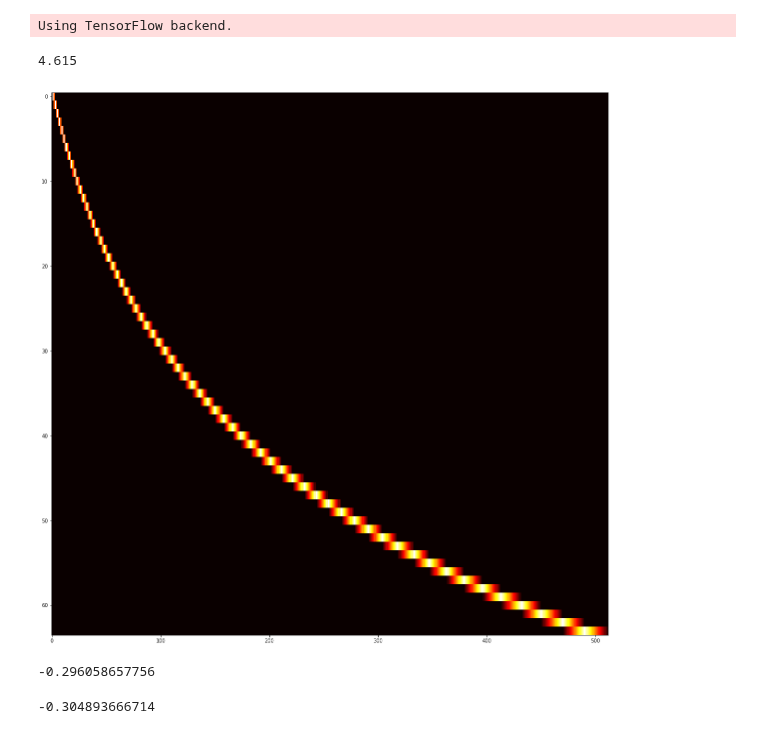
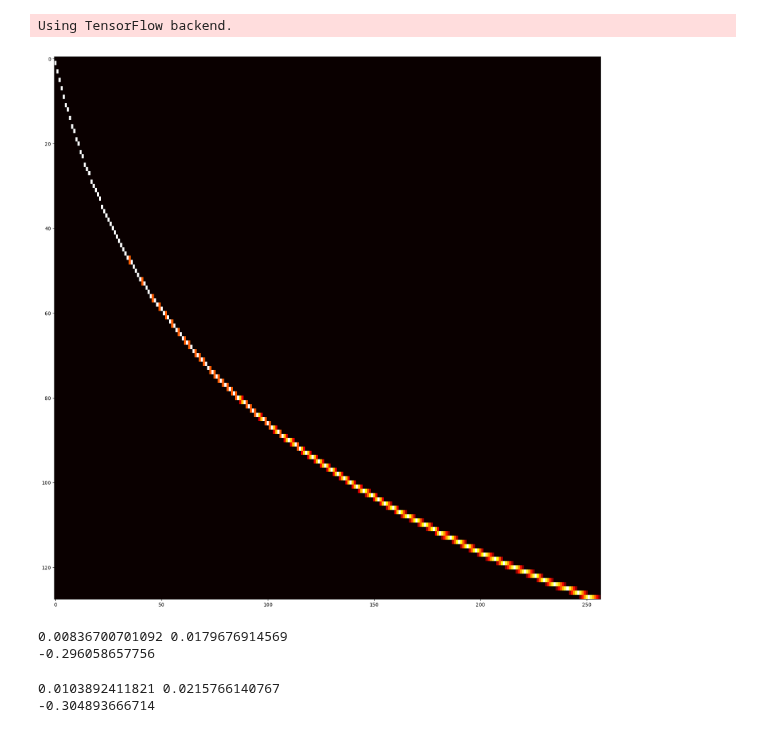
Before and after one commit to sri-kankanahalli/autoencoder-speech-compression, a Jupyter notebook: PESQ Approximation.ipynb, the cells around one changed output. Drawn from its saved outputs; the diff is of its cells as text; code cells hidden in the pictures.

```diff
--- a/PESQ Approximation.ipynb
+++ b/PESQ Approximation.ipynb
@@ -55,47 +54,32 @@ SILENT_FRAME_AMT = 0.0
-# %%
-[rate, data] = sciwav.read('./SA1.wav')
-data = data.astype(np.float32)
-processed_wave, wparams = preprocess_waveform(data)
-windows = extract_windows(processed_wave, STEP_SIZE, OVERLAP_SIZE)
-
-modified = np.copy(windows)
-for i in xrange(0, len(modified)):
-    mx = np.max(np.abs(modified[i]))
-    if (mx <= SILENT_FRAME_AMT):
-        modified[i] *= 0.0
-
-recons = reconstruct_from_windows(modified, OVERLAP_SIZE, OVERLAP_FUNC)
-recons = unpreprocess_waveform(recons, wparams)
-recons = np.clip(recons, -32767, 32767)
-
-outFilename = "./silence_modified.wav"
-sciwav.write(outFilename, SAMPLE_RATE, recons.astype(np.int16))
-
-print run_pesq_filenames("./SA1.wav", "./silence_modified.wav")
-# %% [output]
-4.615
 # %%
-NUM_MFCC_COEFFS = 64
+FFT_SIZE = 512
 
-# precompute Mel filterbank
-MEL_FILTERBANK_NPY = melFilterBank(NUM_MFCC_COEFFS).transpose()
-MEL_FILTERBANK = K.variable(MEL_FILTERBANK_NPY)
+# multi-scale MFCC distance
+MEL_SCALES = [8, 16, 32, 64, 128]
+
+# precompute Mel filterbank: [FFT_SIZE x NUM_MFCC_COEFFS]
+MEL_FILTERBANKS = []
+for scale in MEL_SCALES:
+    filterbank_npy = melFilterBank(scale, FFT_SIZE).transpose()
+    MEL_FILTERBANKS.append(K.constant(filterbank_npy))
 
 # we precompute matrices for MFCC calculation
-DFT_REAL, DFT_IMAG = generate_dft_mats(WINDOW_SIZE)
-MFCC_DCT = generate_dct_mat(NUM_MFCC_COEFFS)
-MFCC_WND_FUNC = K.variable(sig.hann(WINDOW_SIZE))
+DFT_REAL, DFT_IMAG = generate_real_dft_mats(WINDOW_SIZE, FFT_SIZE)
 
 # given a (symbolic Theano) array of size M x WINDOW_SIZE
 #     this returns an array M x N where each window has been replaced
 #     by some perceptual transform (in this case, MFCC coeffs)
 def perceptual_transform(x):
-    powerSpectrum = K.square(theano_dft_mag(x, DFT_REAL, DFT_IMAG))
-    filteredSpectrum = K.dot(powerSpectrum, MEL_FILTERBANK)
-    logSpectrum = K.log(filteredSpectrum + K.epsilon())
+    powerSpectrum = K.square(keras_dft_mag(x, DFT_REAL, DFT_IMAG))
+    powerSpectrum = 1.0 / FFT_SIZE * powerSpectrum
 
-    #mfccs = theano_dct(logSpectrum, MFCC_DCT)[:, 1:-16]
-    return logSpectrum
+    logMelTransforms = []
+    for filterbank in MEL_FILTERBANKS:
+        filteredSpectrum = K.dot(powerSpectrum, filterbank)
+        logSpectrum = K.log(filteredSpectrum + K.epsilon())
+        logMelTransforms.append(logSpectrum)
+
+    return logMelTransforms
 
 # perceptual loss function
 def perceptual_distance(y_true, y_pred):
@@ -105,10 +89,17 @@ def perceptual_distance(y_true, y_pred):
     pvec_true = perceptual_transform(y_true)
     pvec_pred = perceptual_transform(y_pred)
 
-    return rmse(pvec_true, pvec_pred)
+    distances = []
+    for i in xrange(0, len(MEL_SCALES)):
+        error = K.expand_dims(rmse(pvec_pred[i], pvec_true[i]))
+        distances.append(error)
+    distances = K.concatenate(distances, axis = -1)
+
+    loss = K.mean(distances, axis = -1)
+    return loss
 # %%
 plt.figure(figsize = (20, 20))
-plt.imshow(MEL_FILTERBANK_NPY.transpose(), cmap='hot', interpolation='nearest', aspect = 'auto')
+plt.imshow(K.eval(MEL_FILTERBANKS[-1]).transpose(), cmap='hot', interpolation='nearest', aspect = 'auto')
 plt.show()
 # %% [output]
-[figure, old version]
+[figure, new version]
@@ -134,18 +106,24 @@ labels[np.logical_not(silent_frames)] = 4.6
 # %%
 def l1_dist(x, y):
-    return np.sum(np.abs(x - y), axis = 1).flatten()
+    return np.mean(np.abs(x - y), axis = 1).flatten()
 
 l1_dist_baseline = l1_dist(clean, dirty)
-l1_dist_baseline *= silent_frames
+mean = np.mean(l1_dist_baseline)
+std = np.std(l1_dist_baseline)
+print mean, std
 print np.corrcoef(l1_dist_baseline, labels)[1, 0]
 # %% [output]
+0.00836700701092 0.0179676914569
 -0.296058657756
 # %%
 def l2_dist(x, y):
     return np.sqrt(np.mean(np.square(x - y), axis = 1).flatten())
 
 l2_dist_baseline = l2_dist(clean, dirty)
-l2_dist_baseline *= silent_frames
+mean = np.mean(l2_dist_baseline)
+std = np.std(l2_dist_baseline)
+print mean, std
 print np.corrcoef(l2_dist_baseline, labels)[1, 0]
 # %% [output]
+0.0103892411821 0.0215766140767
 -0.304893666714
```
Also changed, not shown: parts of 12 cells of this notebook, 24 other files.
